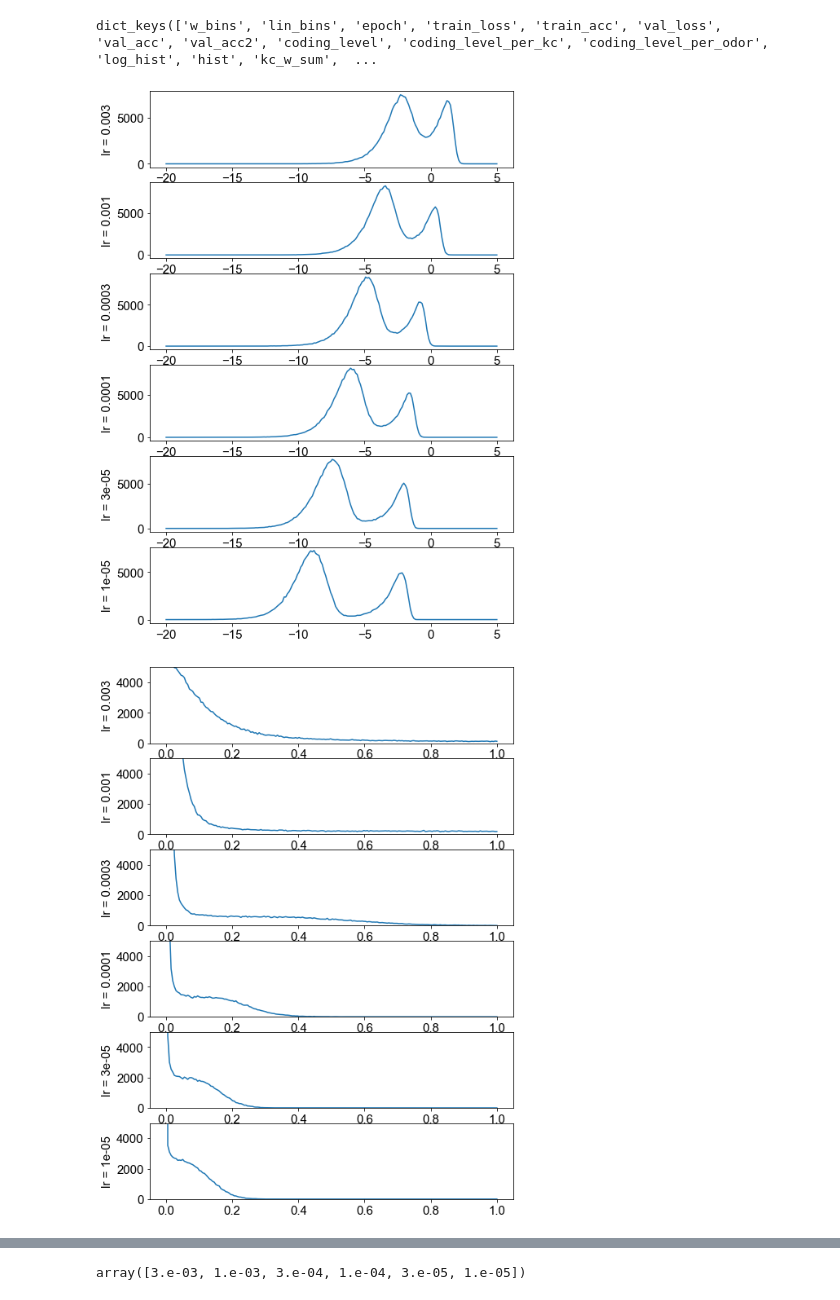
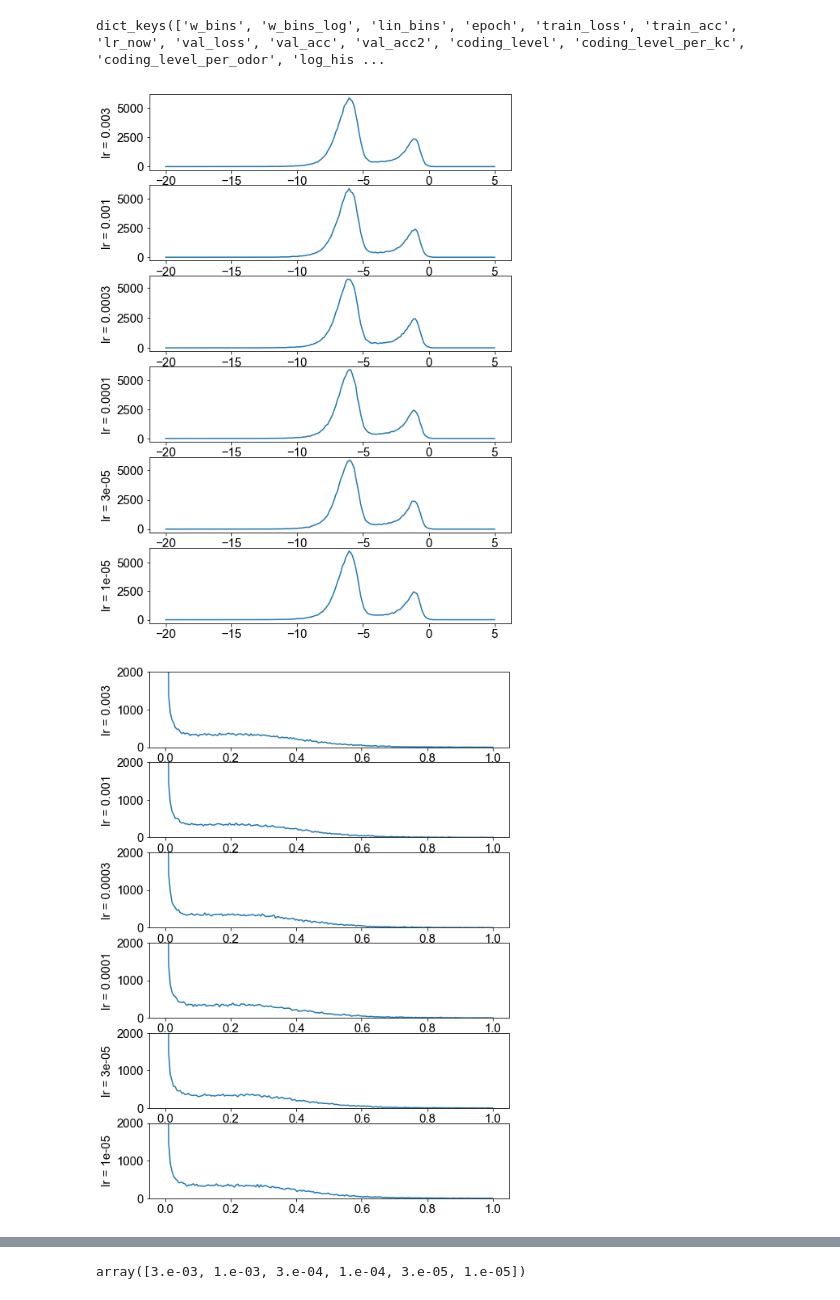
Before and after one commit to gyyang/olfaction_evolution, a Jupyter notebook: notebooks/analyze_K.ipynb, the cells around one changed output, grey strips where cells are left out. Cells and saved outputs as stored; diff of their text form; code cells hidden in the pictures.

```diff
--- a/notebooks/analyze_K.ipynb
+++ b/notebooks/analyze_K.ipynb
@@ -31,6 +31,6 @@ mpl.rcParams['ps.fonttype'] = 42
 mpl.rcParams['font.family'] = 'arial'
 mpl.rcParams['image.cmap']='jet'
 # %%
-path = 'files/cluster_coding100'
+path = 'files/cluster_separate_lr_1e-450//'
 x = tools.load_all_results(path, argLast=True)
 # %% [output]
@@ -38,7 +38,7 @@ x = tools.load_all_results(path, argLast=True)
 # %%
 x.keys()
 # %% [output]
-dict_keys(['w_bins', 'lin_bins', 'epoch', 'train_loss', 'train_acc', 'val_loss', 'val_acc', 'val_acc2', 'coding_level', 'coding_level_per_kc', 'coding_level_per_odor', 'log_hist', 'hist', 'kc_w_sum',  ...
+dict_keys(['w_bins', 'w_bins_log', 'lin_bins', 'epoch', 'train_loss', 'train_acc', 'lr_now', 'val_loss', 'val_acc', 'val_acc2', 'coding_level', 'coding_level_per_kc', 'coding_level_per_odor', 'log_his ...
 # %%
 w_bins_log = np.linspace(-20, 5, 200)
 # %%
@@ -47,17 +47,17 @@ for i in range(x['log_hist'].shape[0]):
     axs[i].plot(w_bins_log,x['log_hist'][i].T)
     axs[i].set_ylabel('lr = {}'.format(x['lr'][i]))
 # %% [output]
-[figure, old version]
+[figure, new version]
 # %%
 fig, axs =plt.subplots(6,figsize=(8,12))
 lin_bins = np.linspace(0, 1, 200)
 for i in range(x['log_hist'].shape[0]):
     axs[i].plot(lin_bins,x['hist'][i].T)
     plt.sca(axs[i])
-    plt.ylim([0, 5000])
+    plt.ylim([0, 2000])
     plt.ylabel('lr = {}'.format(x['lr'][i]))
 # %% [output]
-[figure, old version]
+[figure, new version]
 # %%
 x.keys()
 # %% [output]
```
Also changed, not shown: parts of 17 cells of this notebook, 1 other file.
